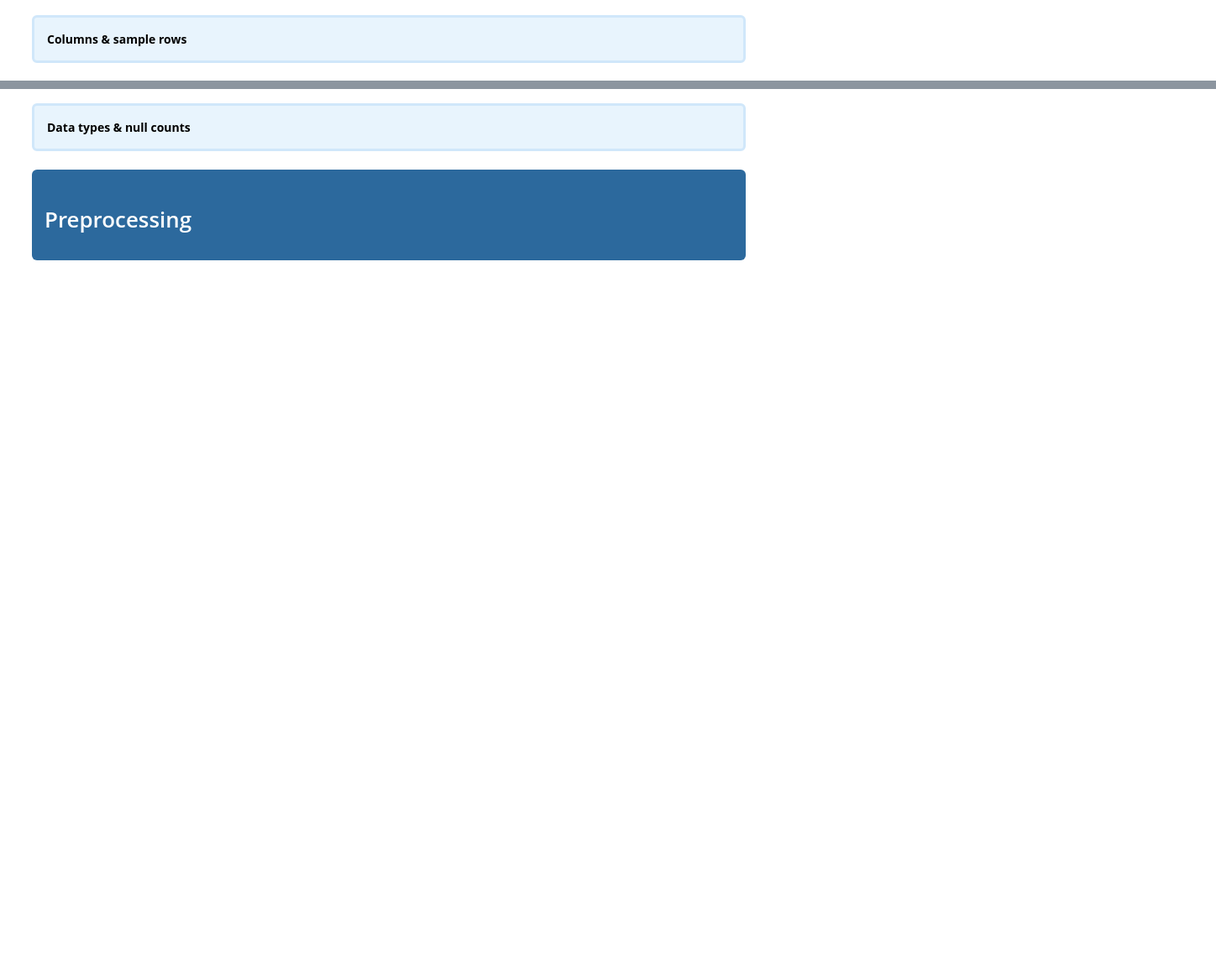
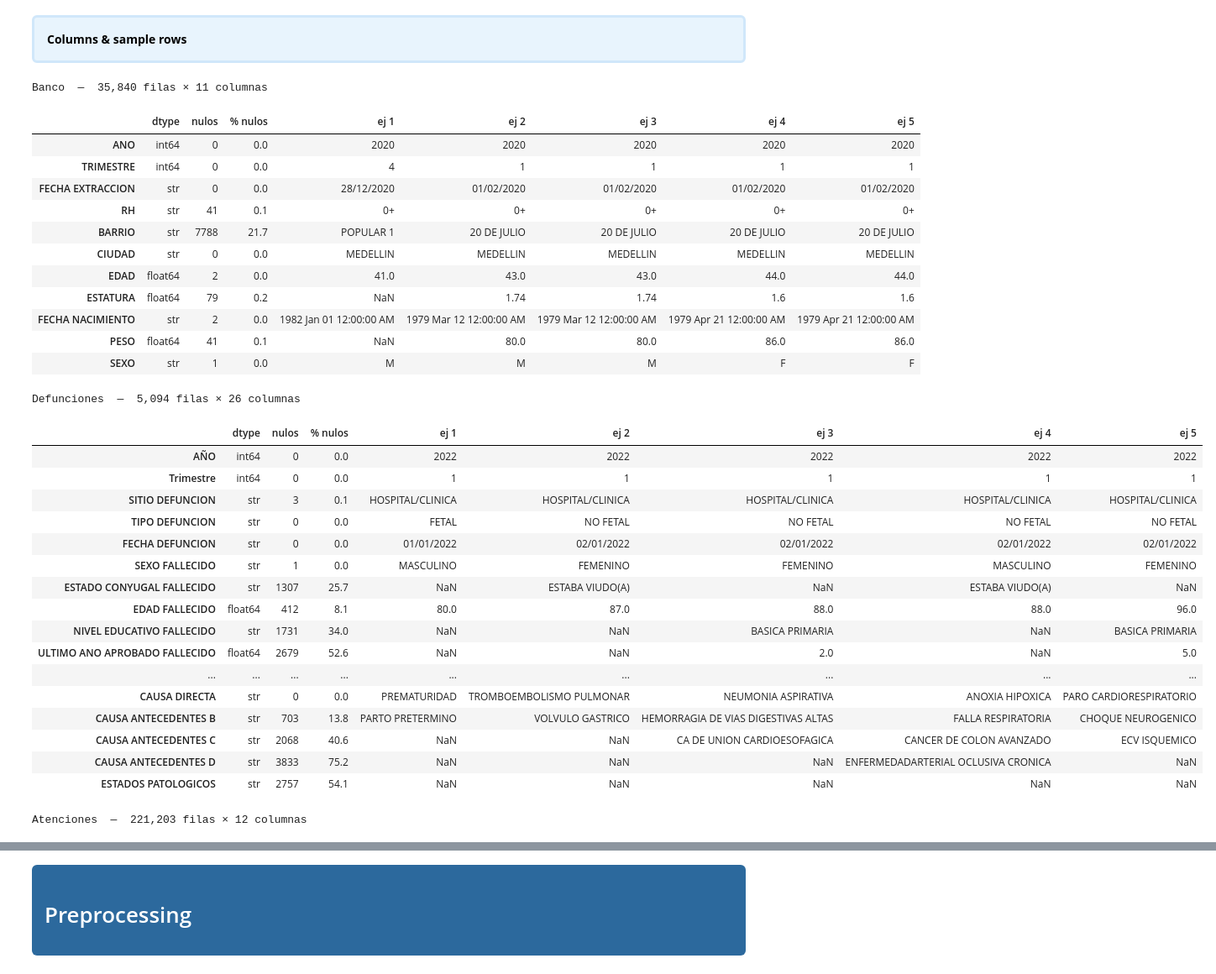
Before and after one commit to JeroHoyos/p-REDbloodDON, a Jupyter notebook: notebooks/1_eda_and_preprocessing.ipynb, the cells around one changed output, grey strips where cells are left out. Shown at 84% size. Saved outputs shown, nothing was run; the diff lists cells and outputs as text; code cells hidden in the pictures; blank space fills up the shorter version.

```diff
--- a/notebooks/1_eda_and_preprocessing.ipynb
+++ b/notebooks/1_eda_and_preprocessing.ipynb
@@ -82,14 +125,54 @@ HTTPError: HTTP Error 404: Not Found
     <strong style="color:#000000;">Columns & sample rows</strong>
 </div>
 # %%
-for nombre, df in [
-    ("Banco", banco),
-    ("Defunciones", defunciones),
-    ("Población 1", poblacion1),
-    ("Población 2", poblacion2),
-]:
-    print(f"{'─'*40}")
-    print(f"  {nombre}")
-    print(f"{'─'*40}")
-    print(df.columns.tolist())
-    print(df.head(2))
+def explorar_dfs(**dfs):
+    for nombre, df in dfs.items():
+        print(f"\n{nombre}  —  {df.shape[0]:,} filas × {df.shape[1]} columnas")
+
+        info = pd.DataFrame({
+            "dtype":   df.dtypes.astype(str),
+            "nulos":   df.isna().sum(),
+            "% nulos": (df.isna().mean()*100).round(1),
+            **{f"ej {i+1}": df.iloc[i] for i in range(min(5, len(df)))},
+        })
+
+        display(info)
+
+explorar_dfs(
+    Banco=df_banco_sangre,
+    Defunciones=df_defunciones,
+    Atenciones=df_atenciones,
+)
+# %% [output]
+Banco  —  35,840 filas × 11 columnas
+|  | dtype | nulos | % nulos | ej 1 | ej 2 | ej 3 | ej 4 | ej 5 |
+| ANO | int64 | 0 | 0.0 | 2020 | 2020 | 2020 | 2020 | 2020 |
+| TRIMESTRE | int64 | 0 | 0.0 | 4 | 1 | 1 | 1 | 1 |
+| FECHA EXTRACCION | str | 0 | 0.0 | 28/12/2020 | 01/02/2020 | 01/02/2020 | 01/02/2020 | 01/02/2020 |
+| RH | str | 41 | 0.1 | 0+ | 0+ | 0+ | 0+ | 0+ |
+| BARRIO | str | 7788 | 21.7 | POPULAR 1 | 20 DE JULIO | 20 DE JULIO | 20 DE JULIO | 20 DE JULIO |
+| CIUDAD | str | 0 | 0.0 | MEDELLIN | MEDELLIN | MEDELLIN | MEDELLIN | MEDELLIN |
+| EDAD | float64 | 2 | 0.0 | 41.0 | 43.0 | 43.0 | 44.0 | 44.0 |
+| ESTATURA | float64 | 79 | 0.2 | NaN | 1.74 | 1.74 | 1.6 | 1.6 |
+| FECHA NACIMIENTO | str | 2 | 0.0 | 1982 Jan 01 12:00:00 AM | 1979 Mar 12 12:00:00 AM | 1979 Mar 12 12:00:00 AM | 1979 Apr 21 12:00:00 AM | 1979 Apr 21 12:00:00 AM |
+| PESO | float64 | 41 | 0.1 | NaN | 80.0 | 80.0 | 86.0 | 86.0 |
+| SEXO | str | 1 | 0.0 | M | M | M | F | F |
+Defunciones  —  5,094 filas × 26 columnas
+|  | dtype | nulos | % nulos | ej 1 | ej 2 | ej 3 | ej 4 | ej 5 |
+| AÑO | int64 | 0 | 0.0 | 2022 | 2022 | 2022 | 2022 | 2022 |
+| Trimestre | int64 | 0 | 0.0 | 1 | 1 | 1 | 1 | 1 |
+| SITIO DEFUNCION | str | 3 | 0.1 | HOSPITAL/CLINICA | HOSPITAL/CLINICA | HOSPITAL/CLINICA | HOSPITAL/CLINICA | HOSPITAL/CLINICA |
+| TIPO DEFUNCION | str | 0 | 0.0 | FETAL | NO FETAL | NO FETAL | NO FETAL | NO FETAL |
+| FECHA DEFUNCION | str | 0 | 0.0 | 01/01/2022 | 02/01/2022 | 02/01/2022 | 02/01/2022 | 02/01/2022 |
+| SEXO FALLECIDO | str | 1 | 0.0 | MASCULINO | FEMENINO | FEMENINO | MASCULINO | FEMENINO |
+| ESTADO CONYUGAL FALLECIDO | str | 1307 | 25.7 | NaN | ESTABA VIUDO(A) | NaN | ESTABA VIUDO(A) | NaN |
+| EDAD FALLECIDO | float64 | 412 | 8.1 | 80.0 | 87.0 | 88.0 | 88.0 | 96.0 |
+| NIVEL EDUCATIVO FALLECIDO | str | 1731 | 34.0 | NaN | NaN | BASICA PRIMARIA | NaN | BASICA PRIMARIA |
+| ULTIMO ANO APROBADO FALLECIDO | float64 | 2679 | 52.6 | NaN | NaN | 2.0 | NaN | 5.0 |
+| ... | ... | ... | ... | ... | ... | ... | ... | ... |
+| CAUSA DIRECTA | str | 0 | 0.0 | PREMATURIDAD | TROMBOEMBOLISMO PULMONAR | NEUMONIA ASPIRATIVA | ANOXIA HIPOXICA | PARO CARDIORESPIRATORIO |
+| CAUSA ANTECEDENTES B | str | 703 | 13.8 | PARTO PRETERMINO | VOLVULO GASTRICO | HEMORRAGIA DE VIAS DIGESTIVAS ALTAS | FALLA RESPIRATORIA | CHOQUE NEUROGENICO |
+| CAUSA ANTECEDENTES C | str | 2068 | 40.6 | NaN | NaN | CA DE UNION CARDIOESOFAGICA | CANCER DE COLON AVANZADO | ECV ISQUEMICO |
+| CAUSA ANTECEDENTES D | str | 3833 | 75.2 | NaN | NaN | NaN | ENFERMEDADARTERIAL OCLUSIVA CRONICA | NaN |
+| ESTADOS PATOLOGICOS | str | 2757 | 54.1 | NaN | NaN | NaN | NaN | NaN |
+Atenciones  —  221,203 filas × 12 columnas
@@ -96,4 +191,0 @@ for nombre, df in [
-# %% [markdown]
-<div style="background-color:#e8f4fd; padding:15px; border:3px solid #d0e7fa; border-radius:6px;">
-    <strong style="color:#000000;">Data types & null counts</strong>
-</div>
```
Also changed, not shown: parts of 47 cells of this notebook, 7 other files.
